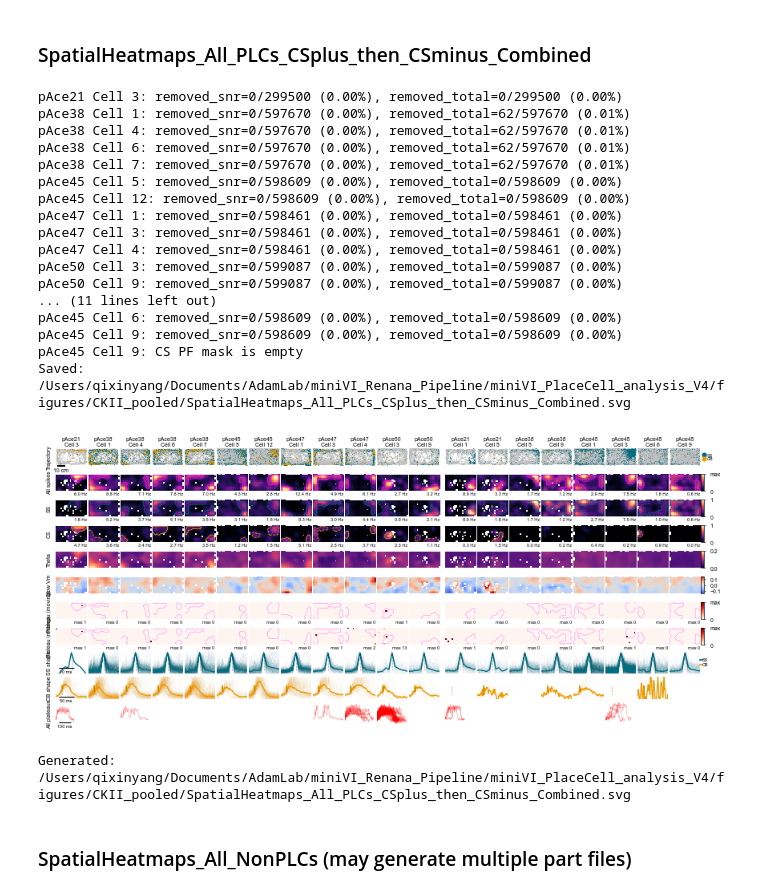
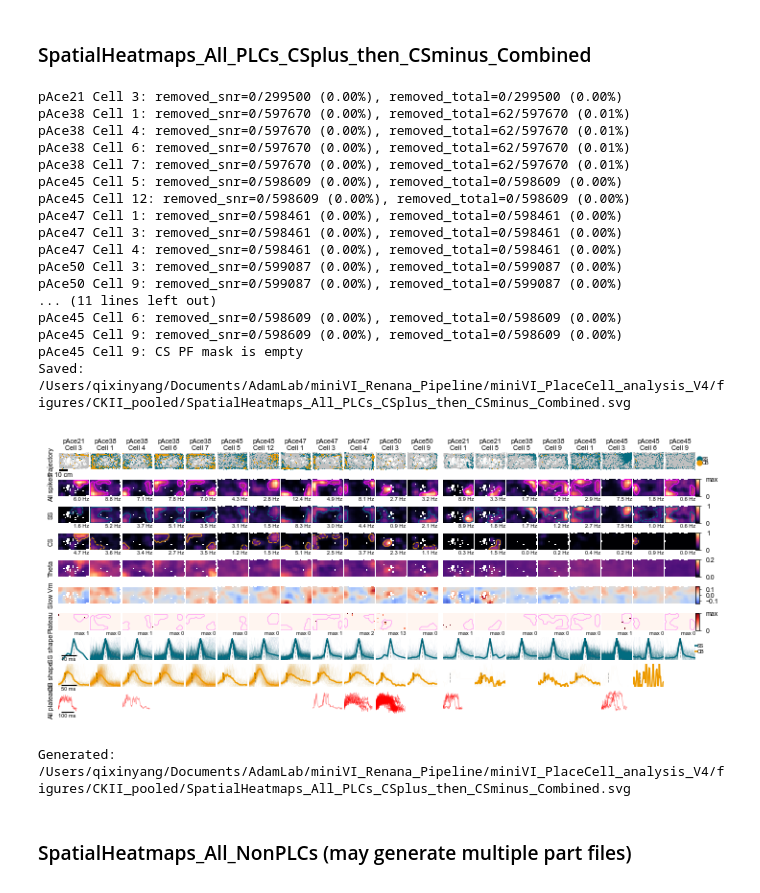
Before and after one commit to QixinYang77/miniVI_Renana_Pipeline, a Jupyter notebook: miniVI_PlaceCell_analysis_V4/notebooks_PCs/Unified_CKII_Pipeline.ipynb, the cells around one changed output. Saved outputs shown, nothing was run; the diff lists cells and outputs as text; code cells hidden in the pictures.

```diff
--- a/miniVI_PlaceCell_analysis_V4/notebooks_PCs/Unified_CKII_Pipeline.ipynb
+++ b/miniVI_PlaceCell_analysis_V4/notebooks_PCs/Unified_CKII_Pipeline.ipynb
@@ -408,7 +408,7 @@ selected_slow_vlim = [-0.15, 0.15] if global_slow_vlim is not None else None
 
 # Plateau heatmap controls for plot_selected_cells_figure
 include_plateau_heatmap = True
-plateau_state_mode = 'split'  # {'split', 'all', 'moving', 'resting'}
+plateau_state_mode = 'all'  # {'split', 'all', 'moving', 'resting'}
 plateau_include_long_cb_as_plateau = False
 plateau_cb_min_duration_ms = 200.0
 plateau_speed_threshold = 3.0
@@ -469,40 +469,40 @@ out_path = os.path.join(figure_save_folder, "SpatialHeatmaps_All_PLCs_CSplus_the
 plot_selected_cells_figure(
     cell_groups=[csplus_all, csminus_all],
     group_names=['CS+ PLC', 'CS- PLC'],
-    subplot_width=0.4,
+    subplot_width=0.33,
     theta_vlim=selected_theta_vlim,
     slow_vlim=selected_slow_vlim,
     save_path=out_path,
     plot_putative_PF=True,
     show_place_cell_star=False,
     show_significance_marker=False,
     shape_ylim=(-0.5, 2.0),
     include_plateau=include_plateau_heatmap,
     plateau_state_mode=plateau_state_mode,
     plateau_include_long_cb_as_plateau=plateau_include_long_cb_as_plateau,
     plateau_cb_min_duration_ms=plateau_cb_min_duration_ms,
     plateau_speed_threshold=plateau_speed_threshold,
 )
 print(f"Generated: {out_path}")
 # %% [output]
 pAce21 Cell 3: removed_snr=0/299500 (0.00%), removed_total=0/299500 (0.00%)
 pAce38 Cell 1: removed_snr=0/597670 (0.00%), removed_total=62/597670 (0.01%)
 pAce38 Cell 4: removed_snr=0/597670 (0.00%), removed_total=62/597670 (0.01%)
 pAce38 Cell 6: removed_snr=0/597670 (0.00%), removed_total=62/597670 (0.01%)
 pAce38 Cell 7: removed_snr=0/597670 (0.00%), removed_total=62/597670 (0.01%)
 pAce45 Cell 5: removed_snr=0/598609 (0.00%), removed_total=0/598609 (0.00%)
 pAce45 Cell 12: removed_snr=0/598609 (0.00%), removed_total=0/598609 (0.00%)
 pAce47 Cell 1: removed_snr=0/598461 (0.00%), removed_total=0/598461 (0.00%)
 pAce47 Cell 3: removed_snr=0/598461 (0.00%), removed_total=0/598461 (0.00%)
 pAce47 Cell 4: removed_snr=0/598461 (0.00%), removed_total=0/598461 (0.00%)
 pAce50 Cell 3: removed_snr=0/599087 (0.00%), removed_total=0/599087 (0.00%)
 pAce50 Cell 9: removed_snr=0/599087 (0.00%), removed_total=0/599087 (0.00%)
 ... (11 lines left out)
 pAce45 Cell 6: removed_snr=0/598609 (0.00%), removed_total=0/598609 (0.00%)
 pAce45 Cell 9: removed_snr=0/598609 (0.00%), removed_total=0/598609 (0.00%)
 pAce45 Cell 9: CS PF mask is empty
 Saved: /Users/qixinyang/Documents/AdamLab/miniVI_Renana_Pipeline/miniVI_PlaceCell_analysis_V4/figures/CKII_pooled/SpatialHeatmaps_All_PLCs_CSplus_then_CSminus_Combined.svg
-[figure, old version]
+[figure, new version]
 Generated: /Users/qixinyang/Documents/AdamLab/miniVI_Renana_Pipeline/miniVI_PlaceCell_analysis_V4/figures/CKII_pooled/SpatialHeatmaps_All_PLCs_CSplus_then_CSminus_Combined.svg
 # %% [markdown]
 ### SpatialHeatmaps_All_NonPLCs (may generate multiple part files)
```
Also changed, not shown: parts of 11 cells of this notebook, 16 other files.
